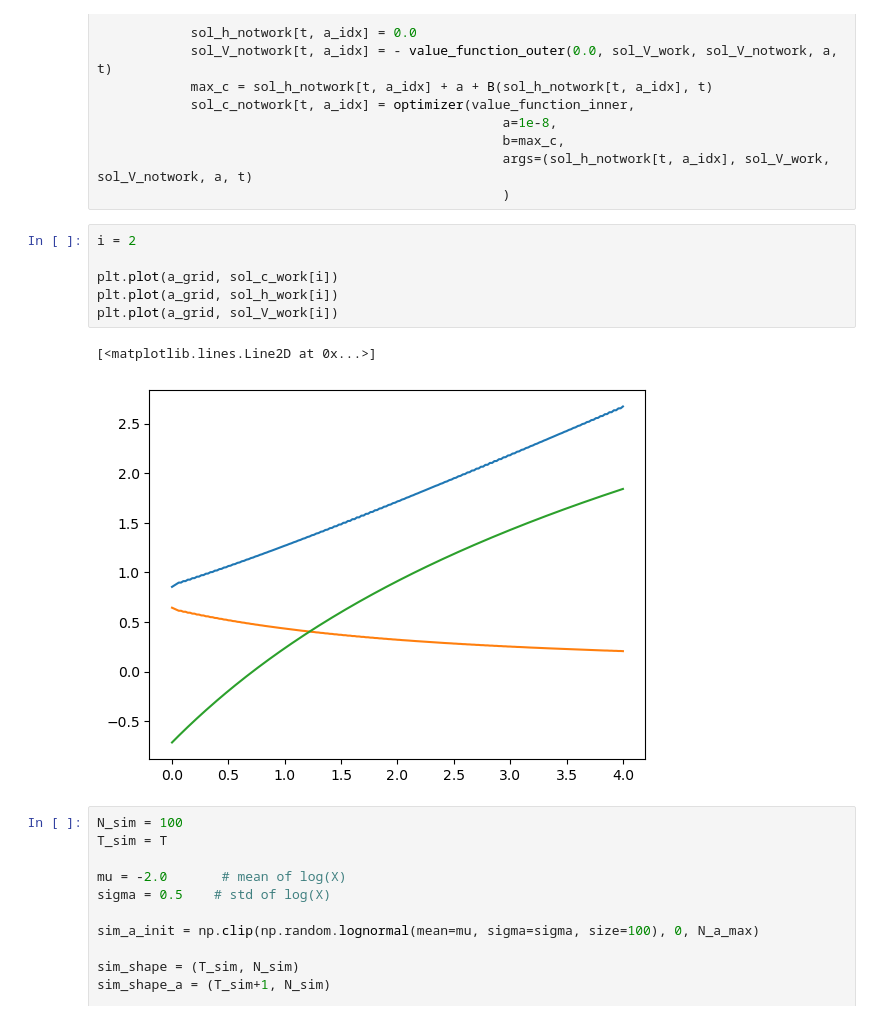
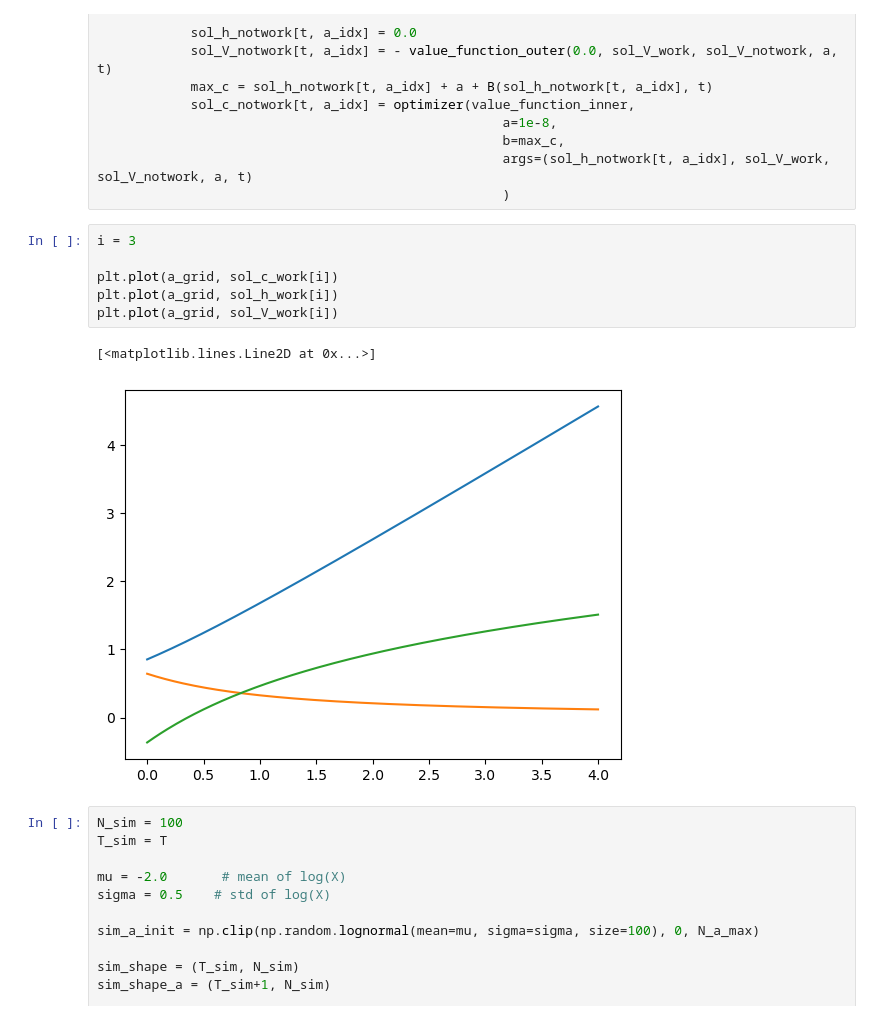
Before and after one commit to peter-l-ravn/The-Danish-Pension-Model, a Jupyter notebook: Run Main VFI.ipynb, the cells around one changed output. Cells and saved outputs as stored; diff of their text form.

```diff
--- a/Run Main VFI.ipynb
+++ b/Run Main VFI.ipynb
@@ -134,14 +134,14 @@ for t in range(T - 1, -1, -1):
                                                     args=(sol_h_notwork[t, a_idx], sol_V_work, sol_V_notwork, a, t)
                                                     )
 # %%
-i = 2
+i = 3
 
 plt.plot(a_grid, sol_c_work[i])
 plt.plot(a_grid, sol_h_work[i])
 plt.plot(a_grid, sol_V_work[i])
 # %% [output]
 [<matplotlib.lines.Line2D at 0x...>]
-[figure, old version]
+[figure, new version]
 # %%
 N_sim = 100
 T_sim = T
```
Also changed, not shown: 5 other files.
